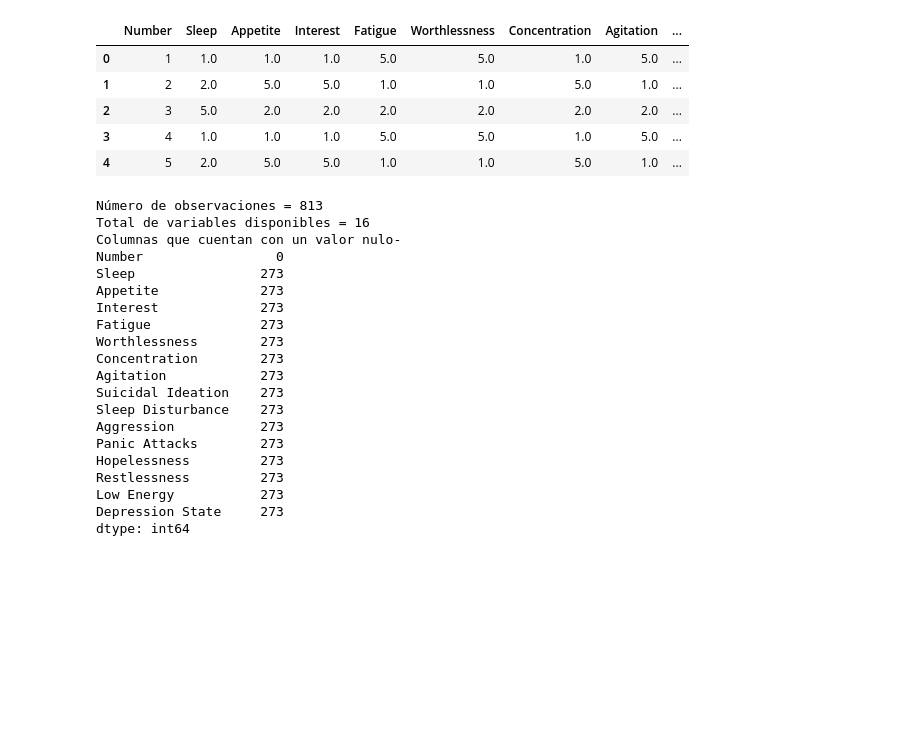
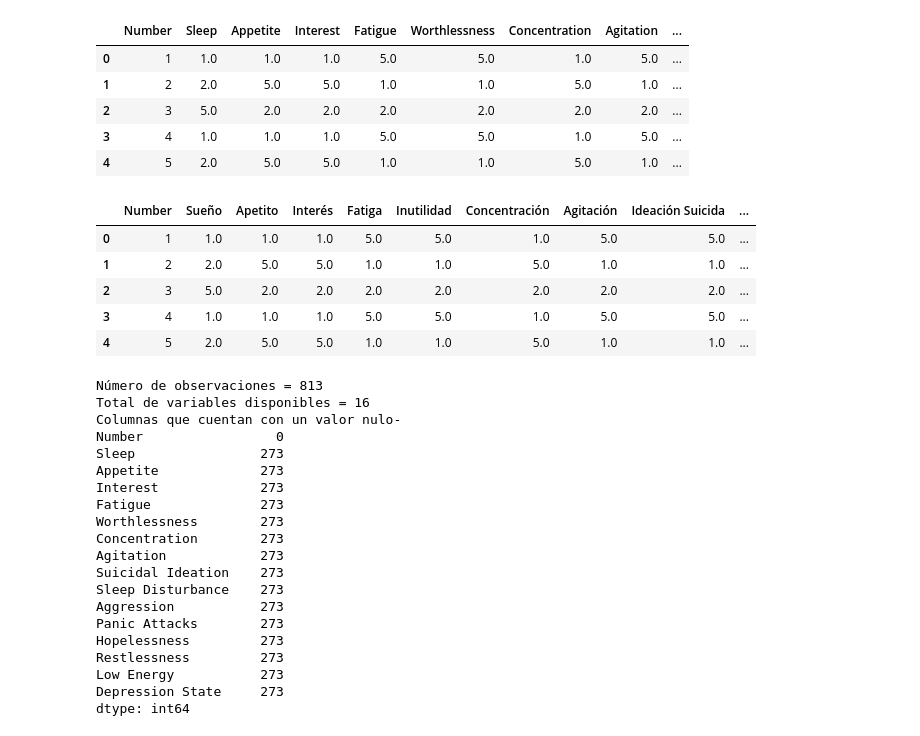
Before and after one commit to FrankRomeroT/H-bito, a Jupyter notebook: Dia 4/depresion.ipynb, the cells around one changed output. Cells and saved outputs as stored; diff of their text form; code cells hidden in the pictures; blank space fills up the shorter version.

```diff
--- a/Dia 4/depresion.ipynb
+++ b/Dia 4/depresion.ipynb
@@ -15,6 +17,35 @@ df.head()
 | 2 | 3 | 5.0 | 2.0 | 2.0 | 2.0 | 2.0 | 2.0 | 2.0 | ... |
 | 3 | 4 | 1.0 | 1.0 | 1.0 | 5.0 | 5.0 | 1.0 | 5.0 | ... |
 | 4 | 5 | 2.0 | 5.0 | 5.0 | 1.0 | 1.0 | 5.0 | 1.0 | ... |
+# %%
+columnas_ingles_a_espanol = {
+    'Number': 'Número',
+    'Sleep': 'Sueño',
+    'Appetite': 'Apetito',
+    'Interest': 'Interés',
+    'Fatigue': 'Fatiga',
+    'Worthlessness': 'Inutilidad',
+    'Concentration': 'Concentración',
+    'Agitation': 'Agitación',
+    'Suicidal Ideation': 'Ideación Suicida',
+    'Sleep Disturbance': 'Problemas para Dormir',
+    'Aggression': 'Agresión',
+    'Panic Attacks': 'Ataques de Pánico',
+    'Hopelessness': 'Desesperanza',
+    'Restlessness': 'Inquietud',
+    'Low Energy': 'Baja Energía',
+    'Depression State': 'Estado de Depresión'
+}
+
+df_espanol = df.rename(columns=columnas_ingles_a_espanol)
+df_espanol.head()
+# %% [output]
+|  | Number | Sueño | Apetito | Interés | Fatiga | Inutilidad | Concentración | Agitación | Ideación Suicida | ... |
+| 0 | 1 | 1.0 | 1.0 | 1.0 | 5.0 | 5.0 | 1.0 | 5.0 | 5.0 | ... |
+| 1 | 2 | 2.0 | 5.0 | 5.0 | 1.0 | 1.0 | 5.0 | 1.0 | 1.0 | ... |
+| 2 | 3 | 5.0 | 2.0 | 2.0 | 2.0 | 2.0 | 2.0 | 2.0 | 2.0 | ... |
+| 3 | 4 | 1.0 | 1.0 | 1.0 | 5.0 | 5.0 | 1.0 | 5.0 | 5.0 | ... |
+| 4 | 5 | 2.0 | 5.0 | 5.0 | 1.0 | 1.0 | 5.0 | 1.0 | 1.0 | ... |
 # %%
 df2 = df.copy()
 print('Número de observaciones = {}'.format(df2.shape[0]))
```
Also changed, not shown: parts of 6 cells of this notebook, 2 other files.
